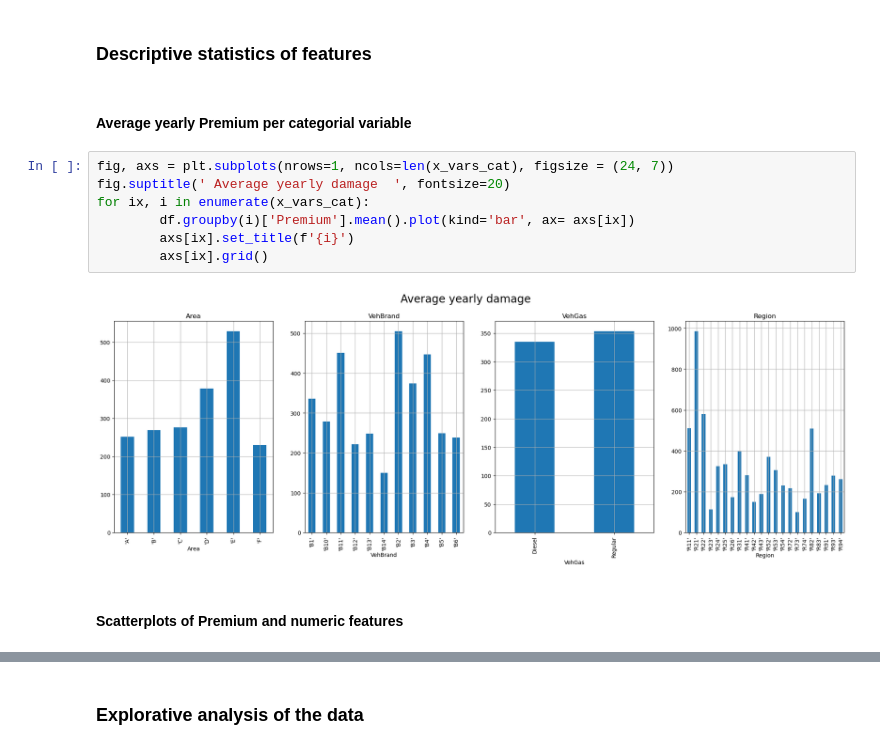
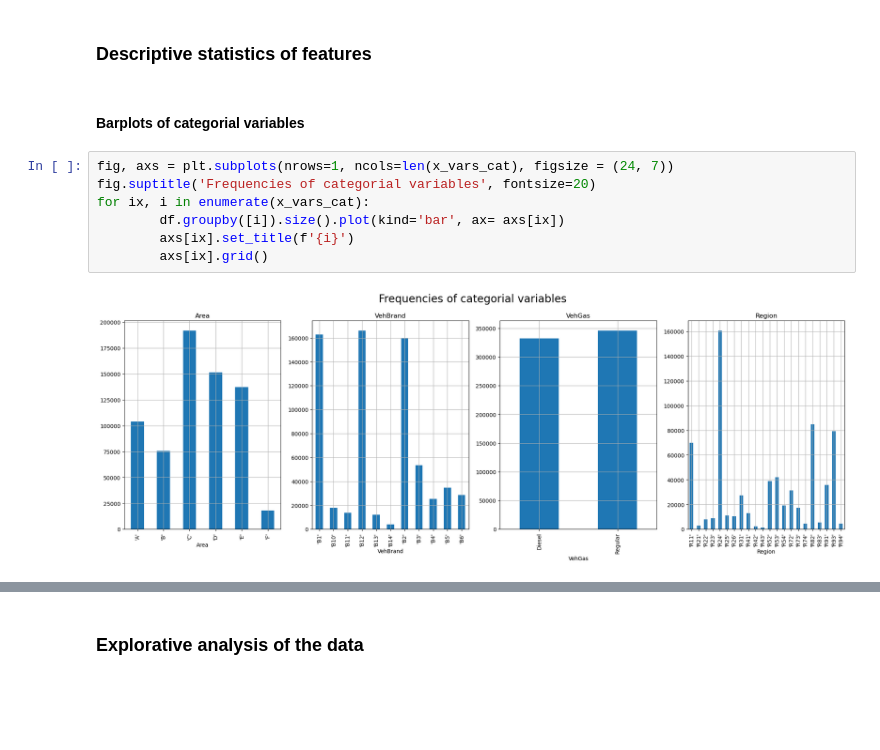
Before and after one commit to g-r-m-n/Premium, a Jupyter notebook: src/Premium_analysis.ipynb, the cells around one changed output, grey strips where cells are left out. Drawn from its saved outputs; the diff is of its cells as text; blank space fills up the shorter version.

```diff
--- a/src/Premium_analysis.ipynb
+++ b/src/Premium_analysis.ipynb
@@ -288,15 +288,13 @@ Text(0.5, 1.0, 'Histogram of log( Premium )')
 # %% [markdown]
 ### Descriptive statistics of features
 # %% [markdown]
-#### Average yearly Premium per categorial variable
+#### Barplots of categorial variables
 # %%
 fig, axs = plt.subplots(nrows=1, ncols=len(x_vars_cat), figsize = (24, 7))
-fig.suptitle(' Average yearly damage  ', fontsize=20)
+fig.suptitle('Frequencies of categorial variables', fontsize=20)
 for ix, i in enumerate(x_vars_cat):
-        df.groupby(i)['Premium'].mean().plot(kind='bar', ax= axs[ix])
+        df.groupby([i]).size().plot(kind='bar', ax= axs[ix])
         axs[ix].set_title(f'{i}')
         axs[ix].grid()
 # %% [output]
-[figure, old version]
+[figure, new version]
-# %% [markdown]
-#### Scatterplots of Premium and numeric features
```
Also changed, not shown: parts of 15 cells of this notebook.
